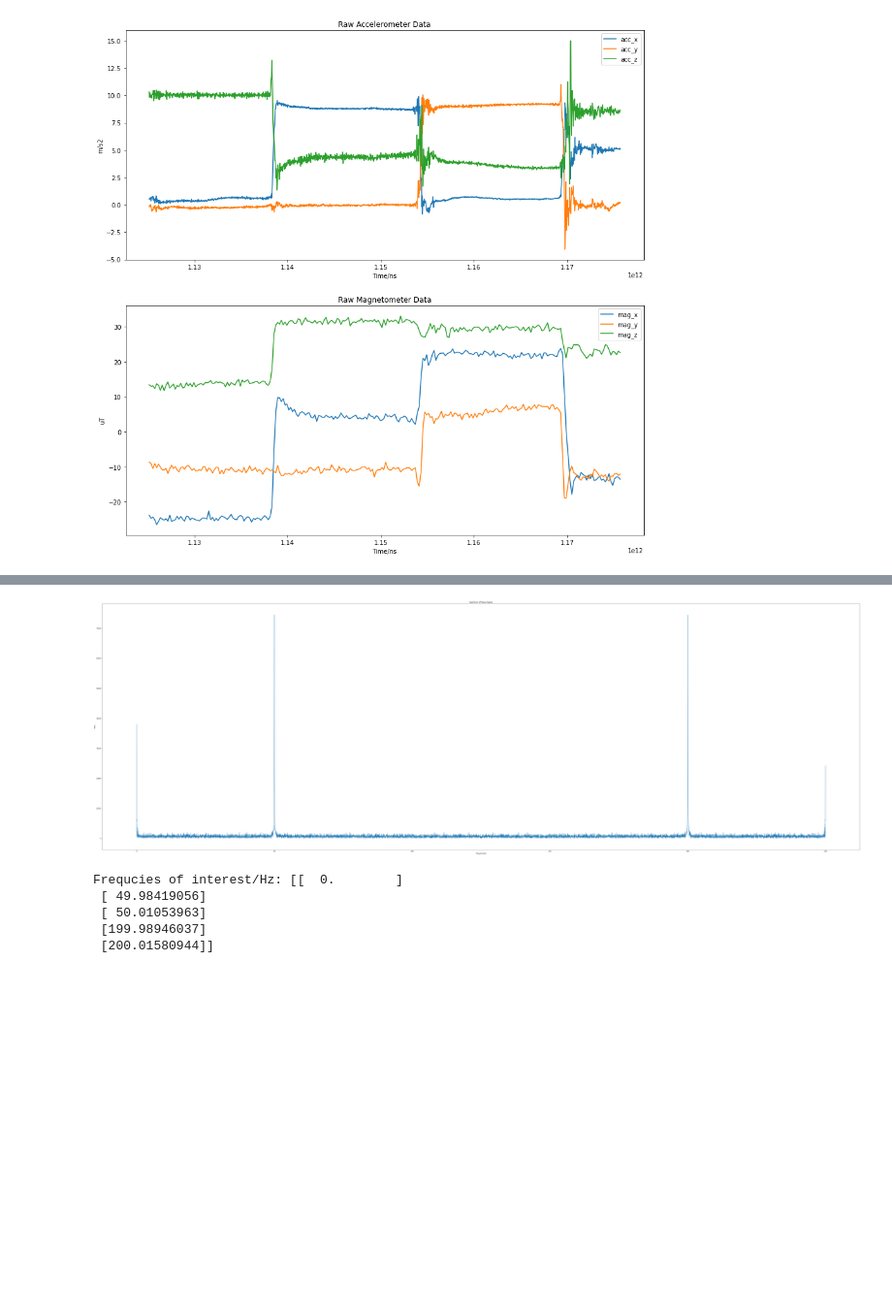
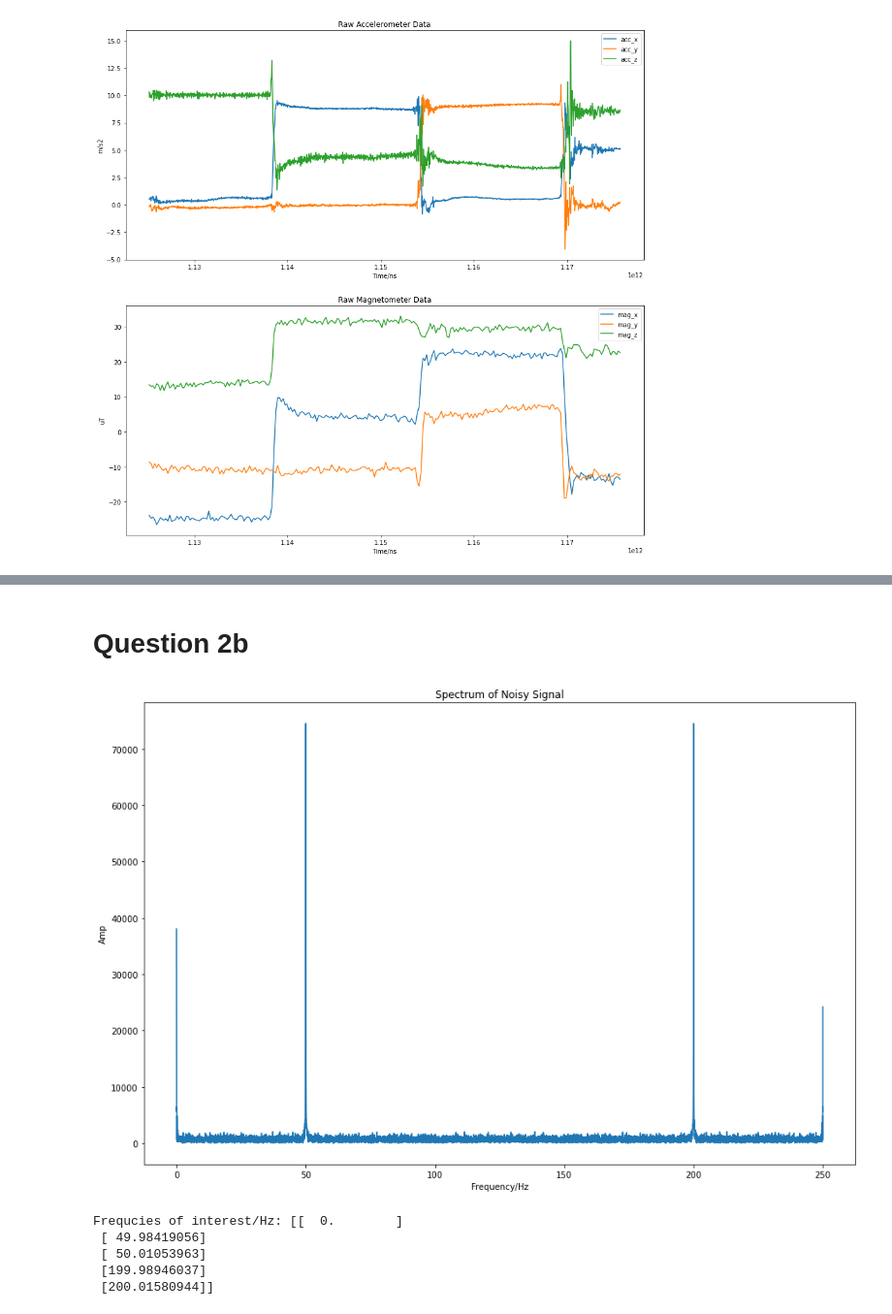
Before and after one commit to ZJTAN97/FilterSignalsProject, a Jupyter notebook: CA Qn 2/answer.ipynb, the cells around one changed output, grey strips where cells are left out. Shown at 97% size. Cells and saved outputs as stored; diff of their text form; code cells hidden in the pictures; blank space fills up the shorter version.

```diff
--- a/CA Qn 2/answer.ipynb
+++ b/CA Qn 2/answer.ipynb
@@ -124,3 +124,5 @@ ax6.title.set_text('Reference Pitch')
+# %% [markdown]
+# Question 2b
 # %%
 # Unpickle the file 'synthetic.pkl'
 with open("synthetic.pkl", "rb") as fid:
@@ -130,41 +132,44 @@ ts_noisy_acc = data['ACC'][:,0]
 noisy_acc_x = data['ACC'][:,1]
 noisy_acc_y = data['ACC'][:,2]
 noisy_acc_z = data['ACC'][:,3]
 
 
 ts_noisy_mag = data['MAG'][:,0]
 noisy_mag_x = data['MAG'][:,1]
 noisy_mag_y = data['MAG'][:,2]
 noisy_mag_z = data['MAG'][:,3]
 
+# fig, ax = plt.subplots(figsize=(15,10))
+# ax.plot(ts_noisy_acc, noisy_acc_z)
+
 # Carry out an FFT analysis on the acc_x and plot the spectrum.
-sample_freq=1/((ts_noisy_acc[1]-ts_noisy_acc[0])*1e-9)
-frequency = np.arange(len(noisy_acc_x)) * (sample_freq / len(noisy_acc_x))
+sample_freq = 250
+frequency = np.arange(len(noisy_acc_x)) * (sample_freq/len(noisy_acc_x))
 spectrum=np.abs(fft(noisy_acc_x))
 
-fig, ax = plt.subplots(figsize=(90,30))
+fig, ax = plt.subplots(figsize=(15,10))
 
 
 ax.plot(frequency, spectrum)
 ax.set(xlabel = 'Frequency/Hz',
       ylabel = 'Amp',
       title = 'Spectrum of Noisy Signal')
 
 plt.show()
 
-spectrum_abs = np.abs(spectrum)
-#peak locations
-threshold= np.max(spectrum_abs)/2.0 #this threshold criteria will not capture the smaller peaks
+# spectrum_abs = np.abs(spectrum)
+# Identity location of peaks
+threshold= np.max(spectrum)/2.0 #this threshold criteria will not capture the smaller peaks
 # threshold = 20000
-indices = np.argwhere( spectrum_abs > threshold)
+indices = np.argwhere( spectrum > threshold)
 print('Frequcies of interest/Hz: %s \n' % frequency[indices])
 
 # Design a suitable filter to remove the noise.
 
 
 # Run the filter over the dataset.
 # %% [output]
-[figure, old version]
+[figure, new version]
 Frequcies of interest/Hz: [[  0.        ]
  [ 49.98419056]
  [ 50.01053963]
```
Also changed, not shown: parts of 7 cells of this notebook.
